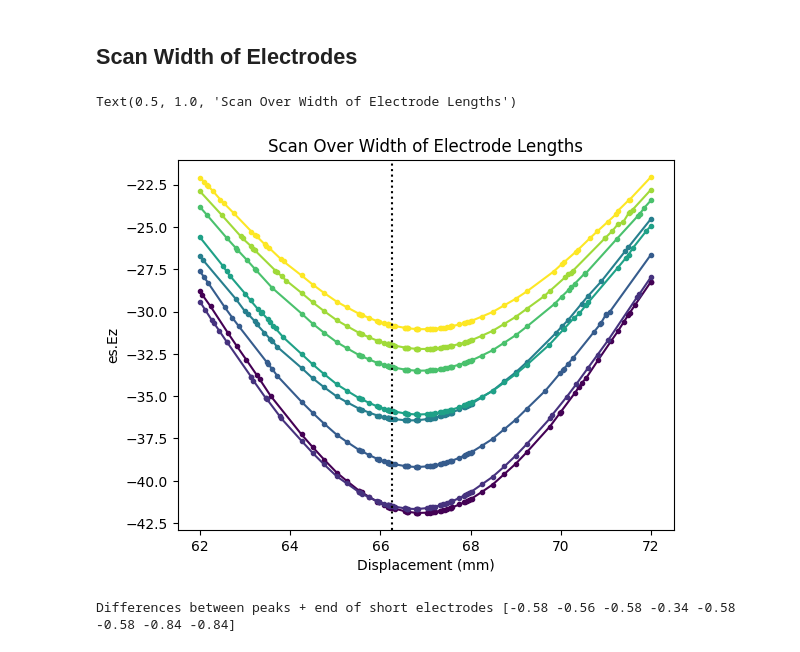
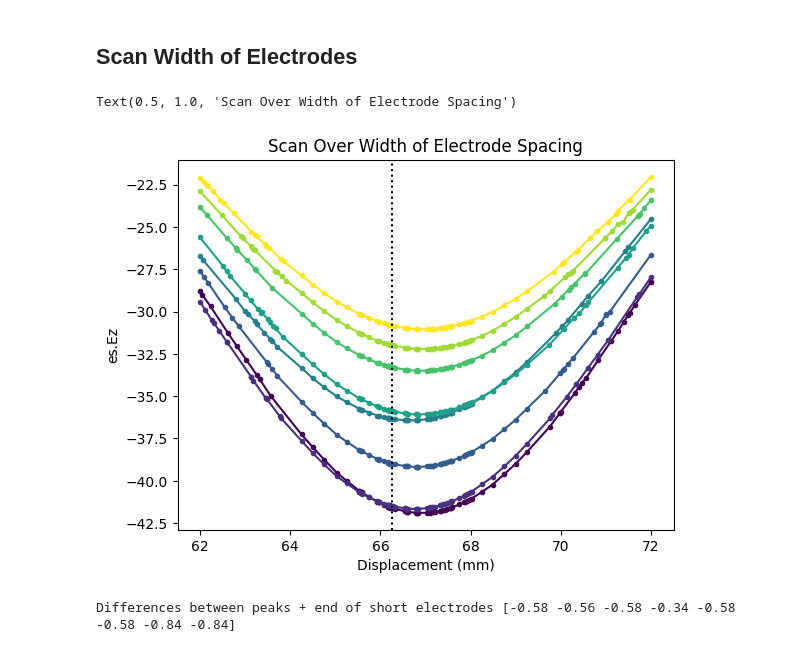
Before and after one commit to Rb-Cs/RbCs-simulations, a Jupyter notebook: Electrodes/plot_electrode_potentials.ipynb, the cells around one changed output. Cells and saved outputs as stored; diff of their text form; code cells hidden in the pictures.

```diff
--- a/Electrodes/plot_electrode_potentials.ipynb
+++ b/Electrodes/plot_electrode_potentials.ipynb
@@ -279,27 +279,27 @@ Differences between peaks + end of short electrodes [-0.53 -0.81 -0.87 -0.77 -0.
 # %%
 # ---- USER INPUT ----
 folderpath = './ComsolData/FinalWidth/'
 rodlengths = np.arange(140, 156, 2)
 short_list = [f"width{int(i)}" for i in rodlengths]
 cmap = plt.get_cmap("viridis")
 colors = cmap(np.linspace(0, 1, len(short_list)))
 
 pi = 6
 for fi in range(len(short_list)):
     f = short_list[fi]
     filepath = folderpath + f + '.txt'
     cnames, data = load_sort_by_z_clean(folderpath+short_list[fi]+".txt")
     xdata = data[:,2]
     ydata = data[:,pi]
     plt.plot(xdata, ydata, color=colors[fi], marker='.')
     plt.ylabel(cnames[pi])
     plt.xlabel("Displacement (mm)")
 
 plt.axvline(66.25, linestyle='dotted', color='black')
-plt.title("Scan Over Width of Electrode Lengths")
+plt.title("Scan Over Width of Electrode Spacing")
 # %% [output]
-Text(0.5, 1.0, 'Scan Over Width of Electrode Lengths')
+Text(0.5, 1.0, 'Scan Over Width of Electrode Spacing')
-[figure, old version]
+[figure, new version]
 # %%
 # Differences
 pi = 6
```
